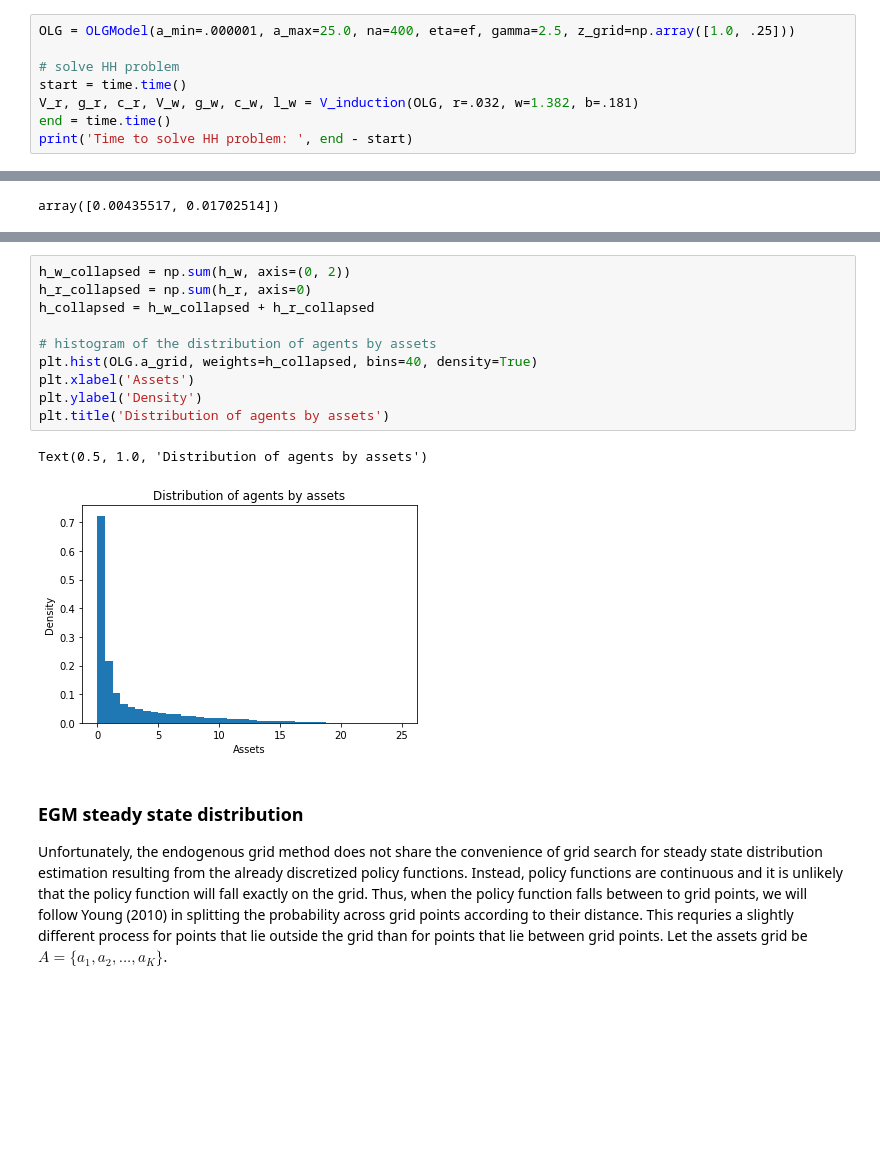
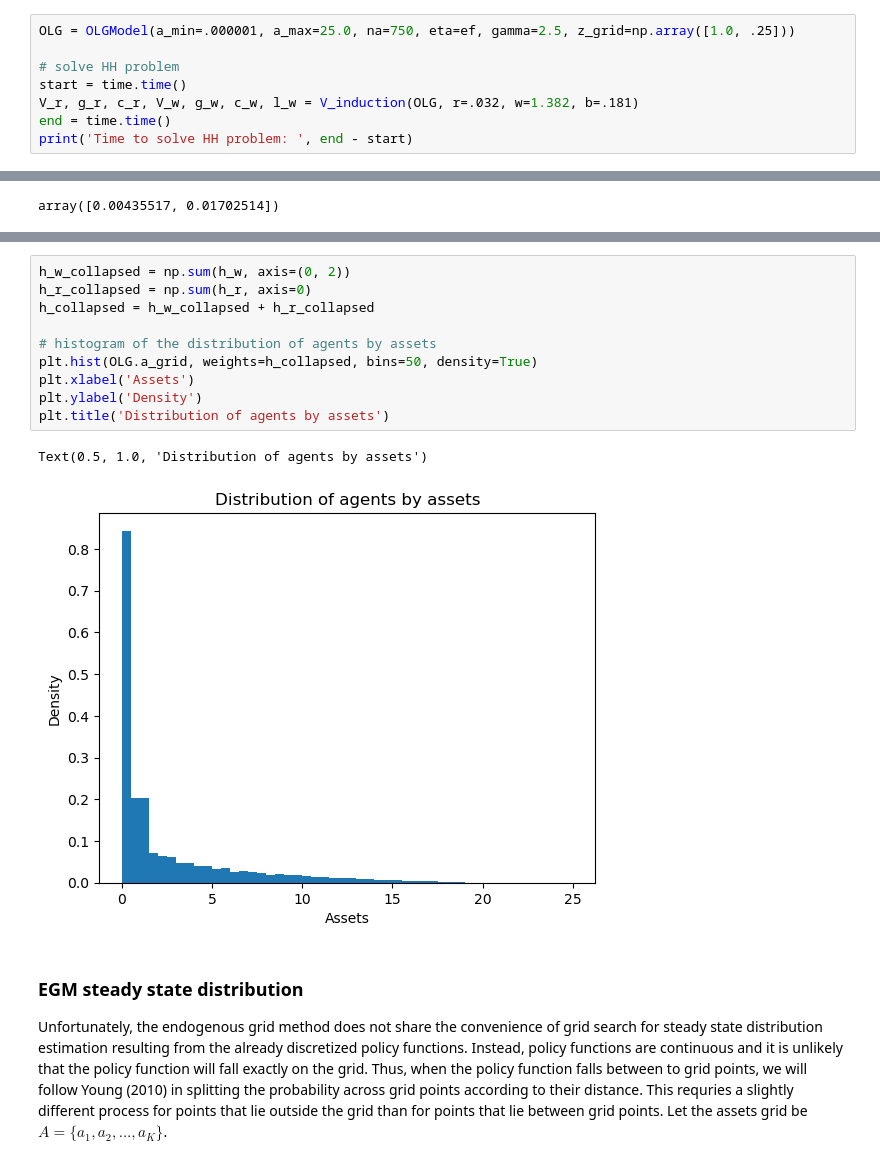
Before and after one commit to john-p-ryan/computation_2024, a Jupyter notebook: Conesa_Krueger/Conesa_Krueger_py.ipynb, the cells around one changed output, grey strips where cells are left out. Cells and saved outputs as stored; diff of their text form; blank space fills up the shorter version.

```diff
--- a/Conesa_Krueger/Conesa_Krueger_py.ipynb
+++ b/Conesa_Krueger/Conesa_Krueger_py.ipynb
@@ -82,7 +82,7 @@ Text(0.5, 1.0, 'Age-efficiency profile')
 # %% [markdown]
 First, we will use grid search to solve for the household value functions and policy functions.
 # %%
-OLG = OLGModel(a_min=.000001, a_max=25.0, na=400, eta=ef, gamma=2.5, z_grid=np.array([1.0, .25]))
+OLG = OLGModel(a_min=.000001, a_max=25.0, na=750, eta=ef, gamma=2.5, z_grid=np.array([1.0, .25]))
 
 # solve HH problem
 start = time.time()
@@ -390,16 +390,16 @@ np.sum(h_r)
 # %%
 h_w_collapsed = np.sum(h_w, axis=(0, 2))
 h_r_collapsed = np.sum(h_r, axis=0)
 h_collapsed = h_w_collapsed + h_r_collapsed
 
 # histogram of the distribution of agents by assets
-plt.hist(OLG.a_grid, weights=h_collapsed, bins=40, density=True)
+plt.hist(OLG.a_grid, weights=h_collapsed, bins=50, density=True)
 plt.xlabel('Assets')
 plt.ylabel('Density')
 plt.title('Distribution of agents by assets')
 # %% [output]
 Text(0.5, 1.0, 'Distribution of agents by assets')
-[figure, old version]
+[figure, new version]
 # %% [markdown]
 ### EGM steady state distribution
 
```
Also changed, not shown: parts of 32 cells of this notebook, 4 other files.
